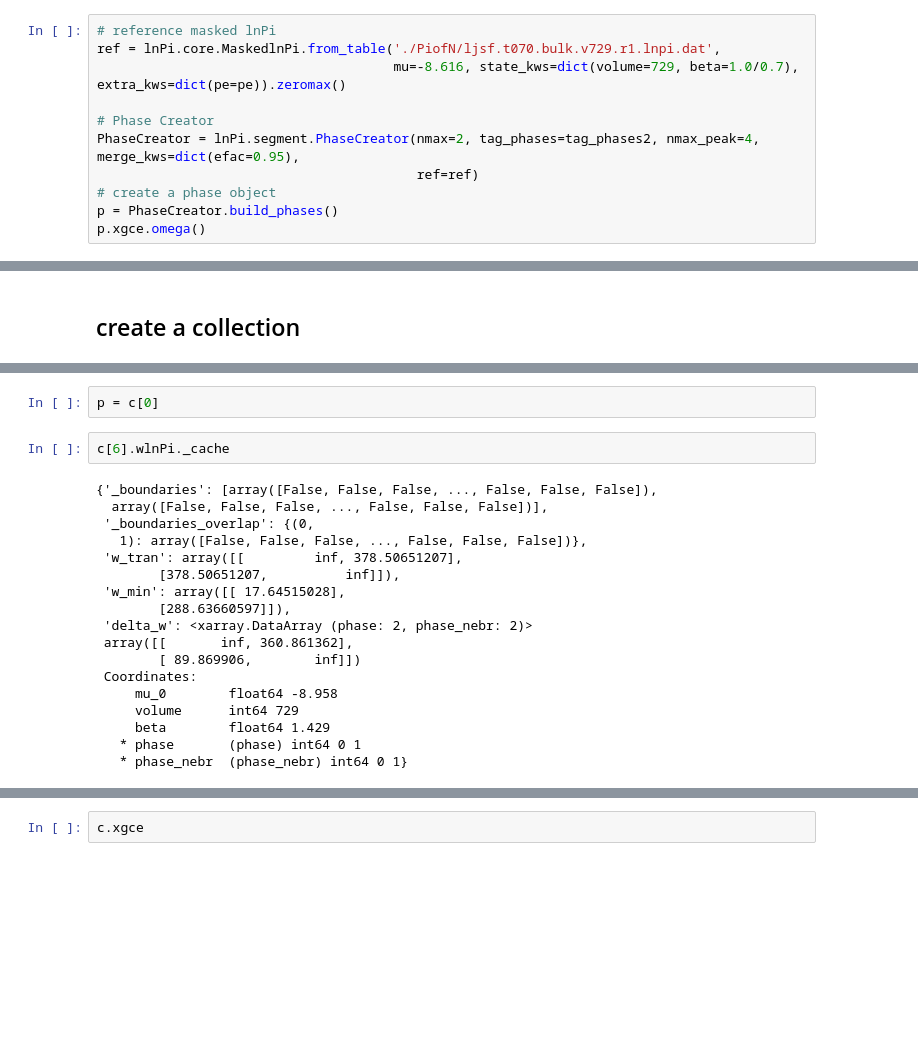
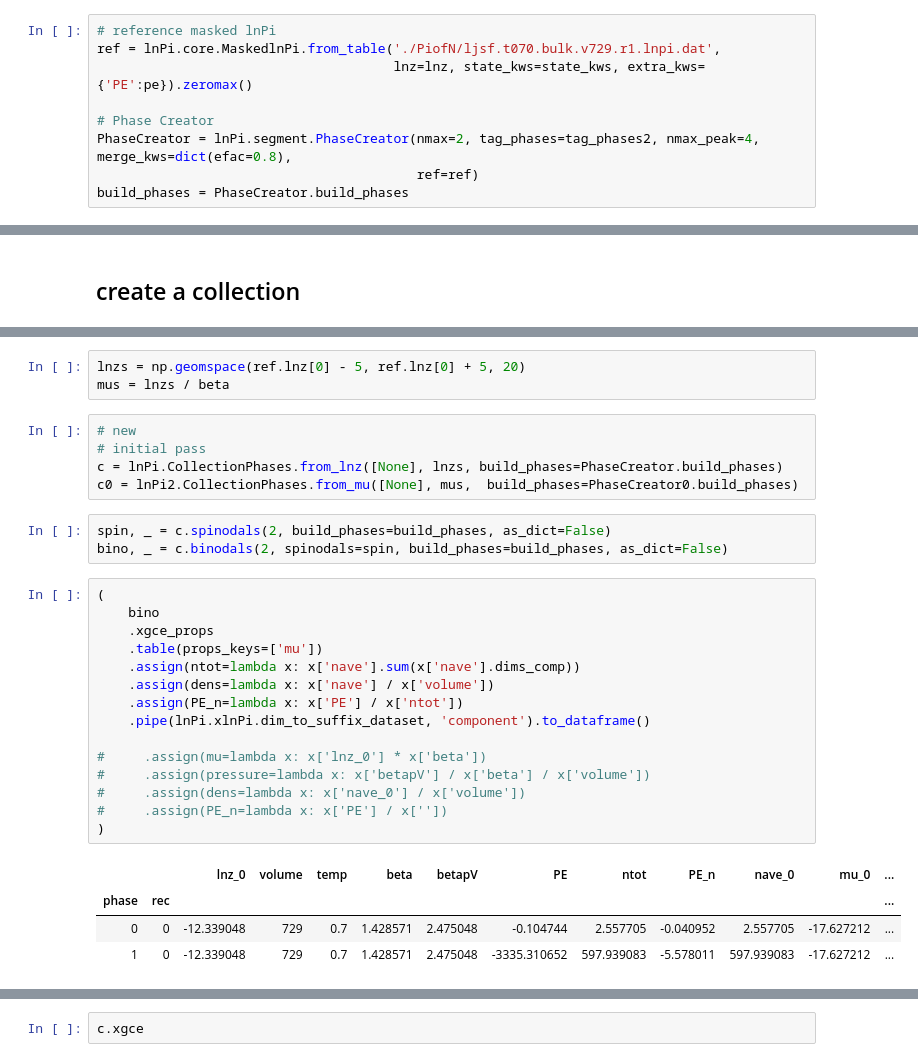
Before and after one commit to wpk-nist-gov/tmmc-lnpy, a Jupyter notebook: examples/1D/anal_1d_stuff.ipynb, the cells around one changed output, grey strips where cells are left out. Cells and saved outputs as stored; diff of their text form; blank space fills up the shorter version.

```diff
--- a/examples/1D/anal_1d_stuff.ipynb
+++ b/examples/1D/anal_1d_stuff.ipynb
@@ -48,11 +37,9 @@ pe = pd.read_csv('./PiofN/ljsf.t070.bulk.v729.r1.energy.dat', header=None, sep='
 # %%
 # reference masked lnPi
 ref = lnPi.core.MaskedlnPi.from_table('./PiofN/ljsf.t070.bulk.v729.r1.lnpi.dat',
-                                      mu=-8.616, state_kws=dict(volume=729, beta=1.0/0.7), extra_kws=dict(pe=pe)).zeromax()
+                                      lnz=lnz, state_kws=state_kws, extra_kws={'PE':pe}).zeromax()
 
 # Phase Creator
-PhaseCreator = lnPi.segment.PhaseCreator(nmax=2, tag_phases=tag_phases2, nmax_peak=4, merge_kws=dict(efac=0.95),
+PhaseCreator = lnPi.segment.PhaseCreator(nmax=2, tag_phases=tag_phases2, nmax_peak=4, merge_kws=dict(efac=0.8),
                                          ref=ref)
-# create a phase object
-p = PhaseCreator.build_phases()
-p.xgce.omega()
+build_phases = PhaseCreator.build_phases
@@ -79,22 +89,31 @@ c = lnPi.CollectionPhases.from_mu([None], np.geomspace(ref.mu[0] - 5, ref.mu[0]
-# %%
-p = c[0]
-# %%
-c[6].wlnPi._cache
-# %% [output]
-{'_boundaries': [array([False, False, False, ..., False, False, False]),
-  array([False, False, False, ..., False, False, False])],
- '_boundaries_overlap': {(0,
-   1): array([False, False, False, ..., False, False, False])},
- 'w_tran': array([[         inf, 378.50651207],
-        [378.50651207,          inf]]),
- 'w_min': array([[ 17.64515028],
-        [288.63660597]]),
- 'delta_w': <xarray.DataArray (phase: 2, phase_nebr: 2)>
- array([[       inf, 360.861362],
-        [ 89.869906,        inf]])
- Coordinates:
-     mu_0        float64 -8.958
-     volume      int64 729
-     beta        float64 1.429
-   * phase       (phase) int64 0 1
-   * phase_nebr  (phase_nebr) int64 0 1}
+# %%
+lnzs = np.geomspace(ref.lnz[0] - 5, ref.lnz[0] + 5, 20)
+mus = lnzs / beta
+# %%
+# new
+# initial pass
+c = lnPi.CollectionPhases.from_lnz([None], lnzs, build_phases=PhaseCreator.build_phases)
+c0 = lnPi2.CollectionPhases.from_mu([None], mus,  build_phases=PhaseCreator0.build_phases)
+# %%
+spin, _ = c.spinodals(2, build_phases=build_phases, as_dict=False)
+bino, _ = c.binodals(2, spinodals=spin, build_phases=build_phases, as_dict=False)
+# %%
+(
+    bino
+    .xgce_props
+    .table(props_keys=['mu'])
+    .assign(ntot=lambda x: x['nave'].sum(x['nave'].dims_comp))
+    .assign(dens=lambda x: x['nave'] / x['volume'])
+    .assign(PE_n=lambda x: x['PE'] / x['ntot'])
+    .pipe(lnPi.xlnPi.dim_to_suffix_dataset, 'component').to_dataframe()
+
+#     .assign(mu=lambda x: x['lnz_0'] * x['beta'])
+#     .assign(pressure=lambda x: x['betapV'] / x['beta'] / x['volume'])
+#     .assign(dens=lambda x: x['nave_0'] / x['volume'])
+#     .assign(PE_n=lambda x: x['PE'] / x[''])
+)
+# %% [output]
+|  |  | lnz_0 | volume | temp | beta | betapV | PE | ntot | PE_n | nave_0 | mu_0 | ... |
+| phase | rec |  |  |  |  |  |  |  |  |  |  | ... |
+| 0 | 0 | -12.339048 | 729 | 0.7 | 1.428571 | 2.475048 | -0.104744 | 2.557705 | -0.040952 | 2.557705 | -17.627212 | ... |
+| 1 | 0 | -12.339048 | 729 | 0.7 | 1.428571 | 2.475048 | -3335.310652 | 597.939083 | -5.578011 | 597.939083 | -17.627212 | ... |
```
Also changed, not shown: parts of 59 cells of this notebook, 3 other files.
